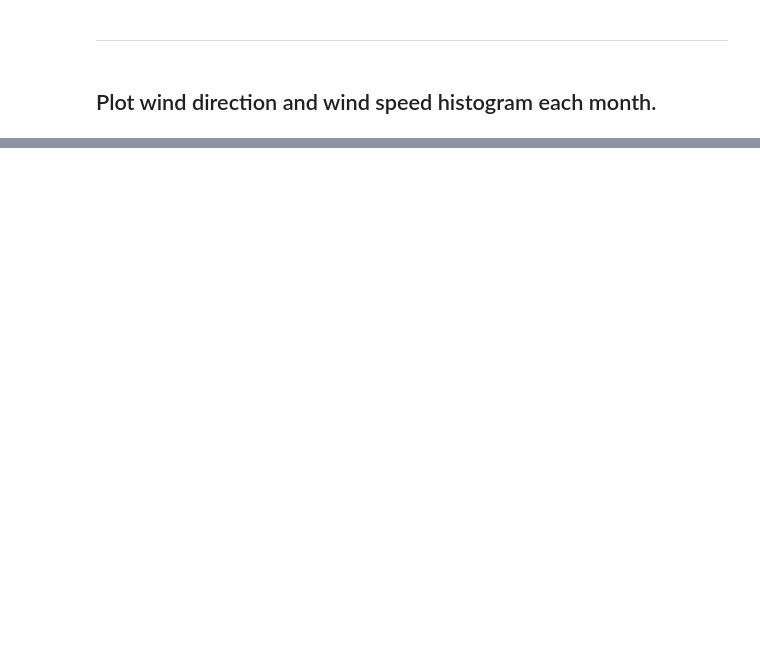
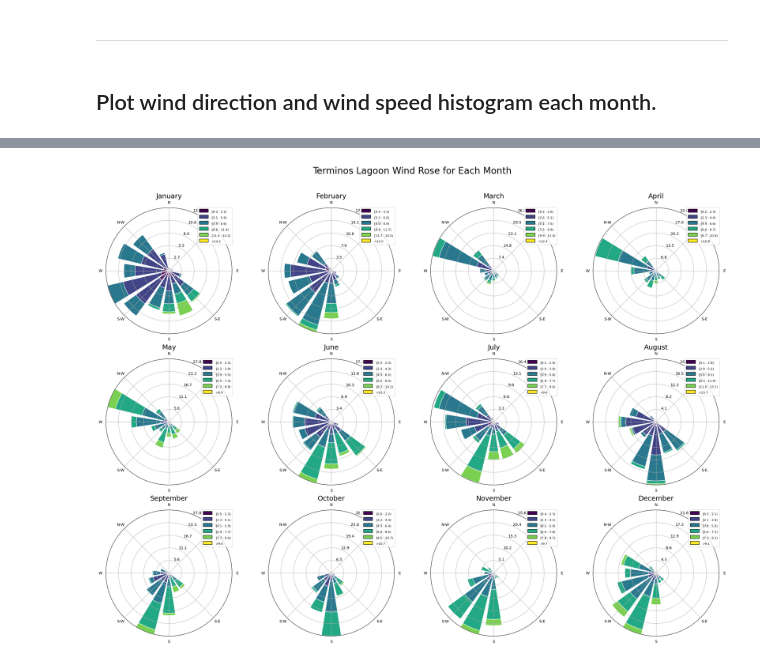
Before and after one commit to gilbertoCM/terminosWaterAge, a Jupyter notebook: scripts/Terminos_wind_analysis.ipynb, the cells around one changed output, grey strips where cells are left out. Saved outputs shown, nothing was run; the diff lists cells and outputs as text; code cells hidden in the pictures; blank space fills up the shorter version.

```diff
--- a/scripts/Terminos_wind_analysis.ipynb
+++ b/scripts/Terminos_wind_analysis.ipynb
@@ -266,0 +210,32 @@ plt.show()
+# %%
+import matplotlib.pyplot as plt
+from windrose import WindroseAxes
+import pandas as pd
+
+df['Month'] = df['time'].dt.month
+
+# List of month names in English
+month_names = [
+    "January", "February", "March", "April", "May", "June",
+    "July", "August", "September", "October", "November", "December"
+]
+
+# Create subplots for each month
+fig, axs = plt.subplots(3, 4, figsize=(24, 18), subplot_kw=dict(projection='windrose'))
+fig.suptitle('Terminos Lagoon Wind Rose for Each Month', fontsize=24)
+
+for month in range(1, 13):
+    ax = axs[(month-1)//4, (month-1)%4]
+    monthly_data = df[df['Month'] == month]
+    wind_direction = monthly_data['wind_direction_degree']
+    wind_speed = monthly_data['wind_speed_m_s']
+
+    ax.bar(wind_direction, wind_speed, normed=True, edgecolor='white')
+    ax.set_title(month_names[month - 1], fontsize=18)
+    ax.set_legend(loc='upper right', fontsize=12)
+
+plt.tight_layout(rect=[0, 0, 1, 0.96])
+plt.savefig('..\output_files\\terminos_wind_rose_each_month.pdf', dpi=1200)
+plt.show()
+# %% [output]
+[figure, added]
```
Also changed, not shown: parts of 9 cells of this notebook.
